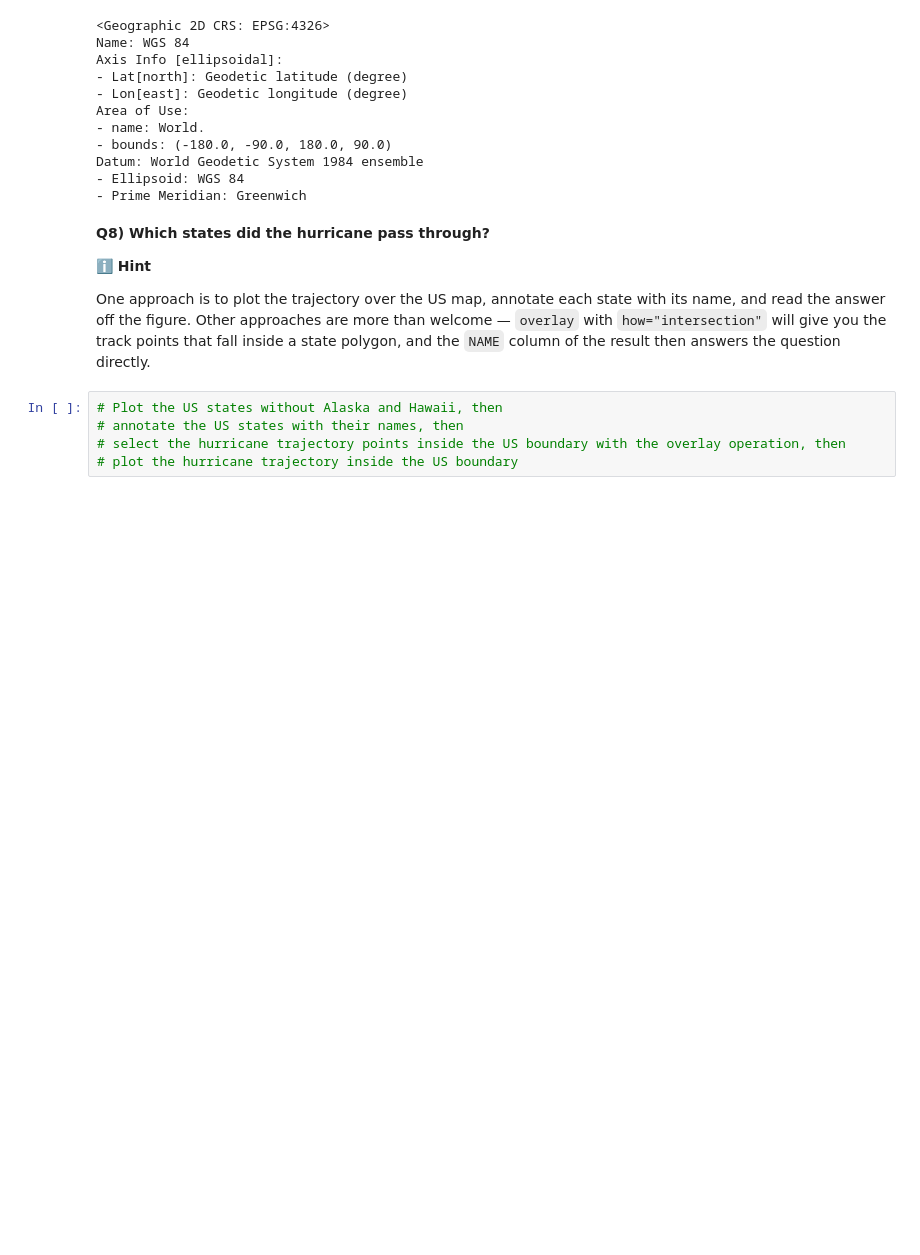
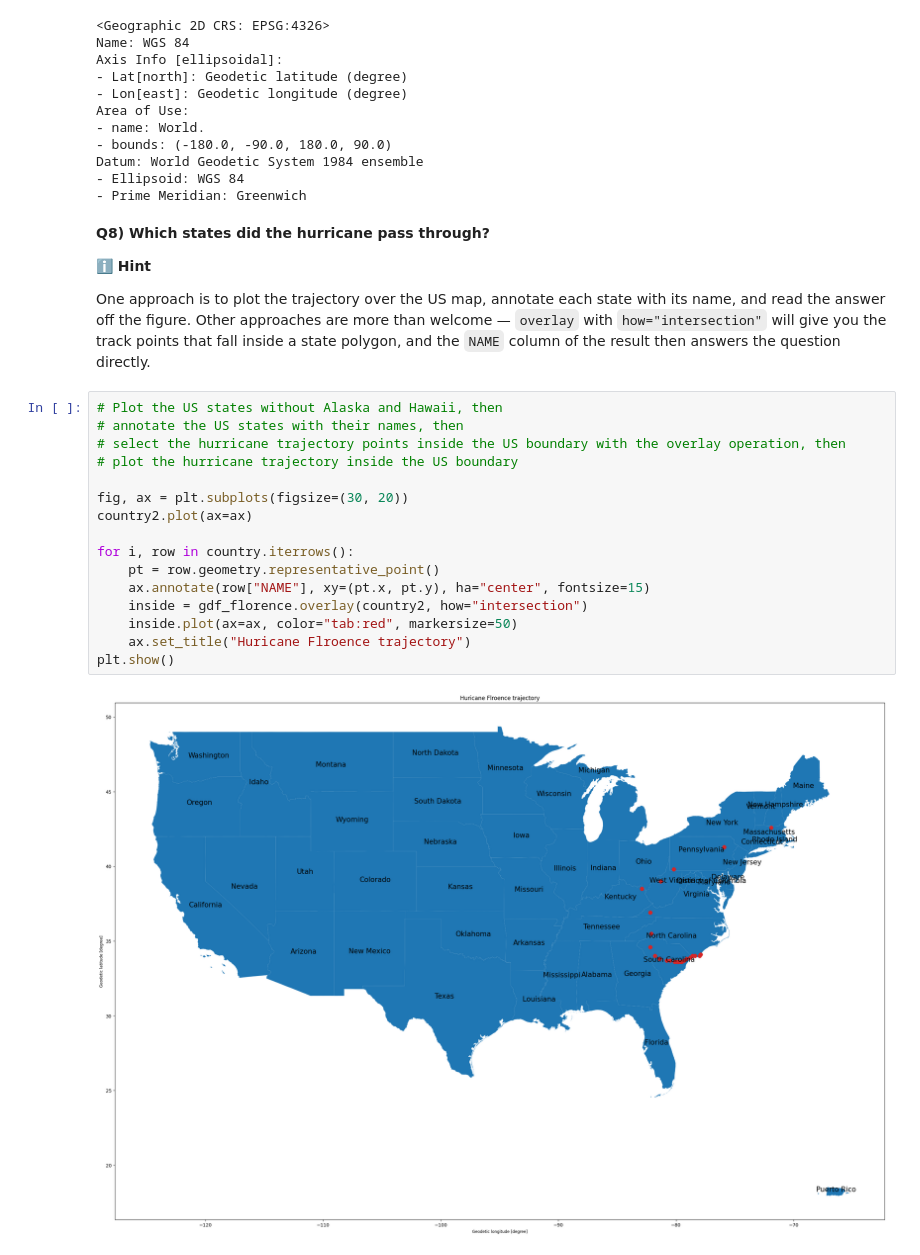
Before and after one commit to liviooneil/2026_Intro_Python, a Jupyter notebook: live/part-I/1.6-geospatial-vector-data-environmental-exercises.ipynb, the cells around one changed output. Cells and saved outputs as stored; diff of their text form; blank space fills up the shorter version.

```diff
--- a/live/part-I/1.6-geospatial-vector-data-environmental-exercises.ipynb
+++ b/live/part-I/1.6-geospatial-vector-data-environmental-exercises.ipynb
@@ -230,5 +230,18 @@ read the answer off the figure. Other approaches are more than welcome — `over
 # %%
 # Plot the US states without Alaska and Hawaii, then
 # annotate the US states with their names, then
 # select the hurricane trajectory points inside the US boundary with the overlay operation, then
 # plot the hurricane trajectory inside the US boundary
+
+fig, ax = plt.subplots(figsize=(30, 20))
+country2.plot(ax=ax)
+
+for i, row in country.iterrows():
+    pt = row.geometry.representative_point()
+    ax.annotate(row["NAME"], xy=(pt.x, pt.y), ha="center", fontsize=15)
+    inside = gdf_florence.overlay(country2, how="intersection")
+    inside.plot(ax=ax, color="tab:red", markersize=50)
+    ax.set_title("Huricane Flroence trajectory")
+plt.show()
+# %% [output]
+[figure, added]
```
